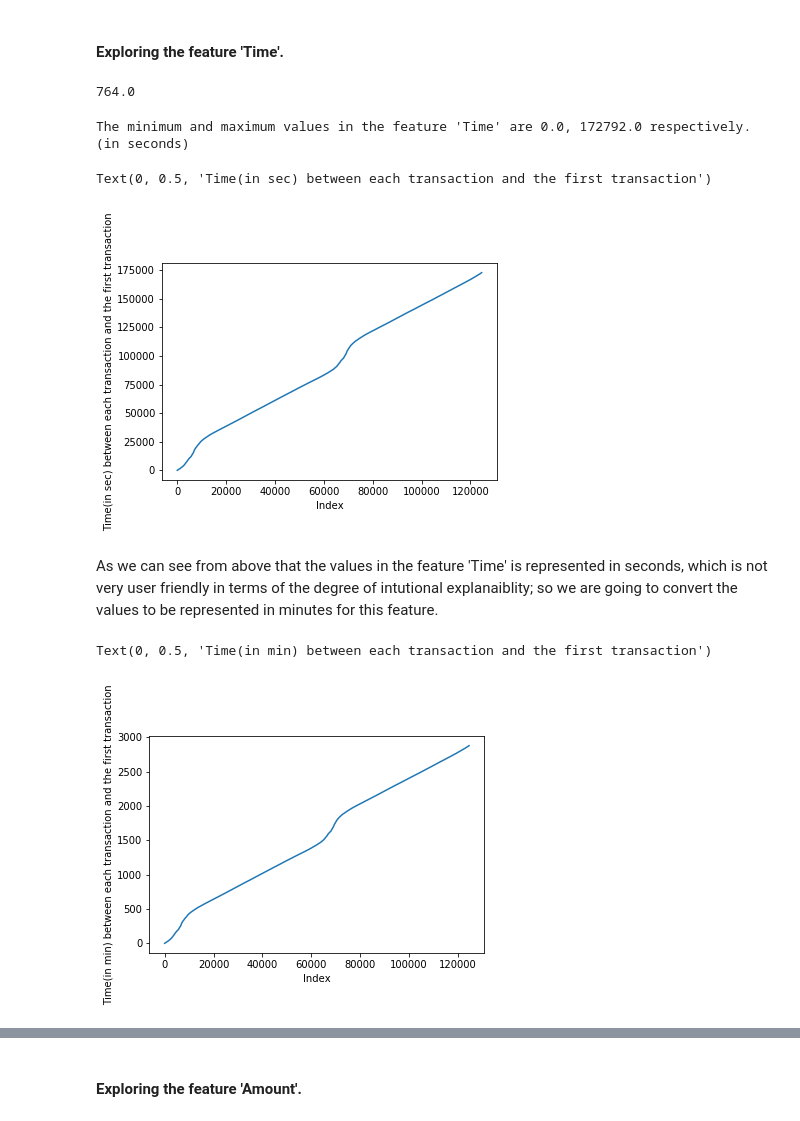
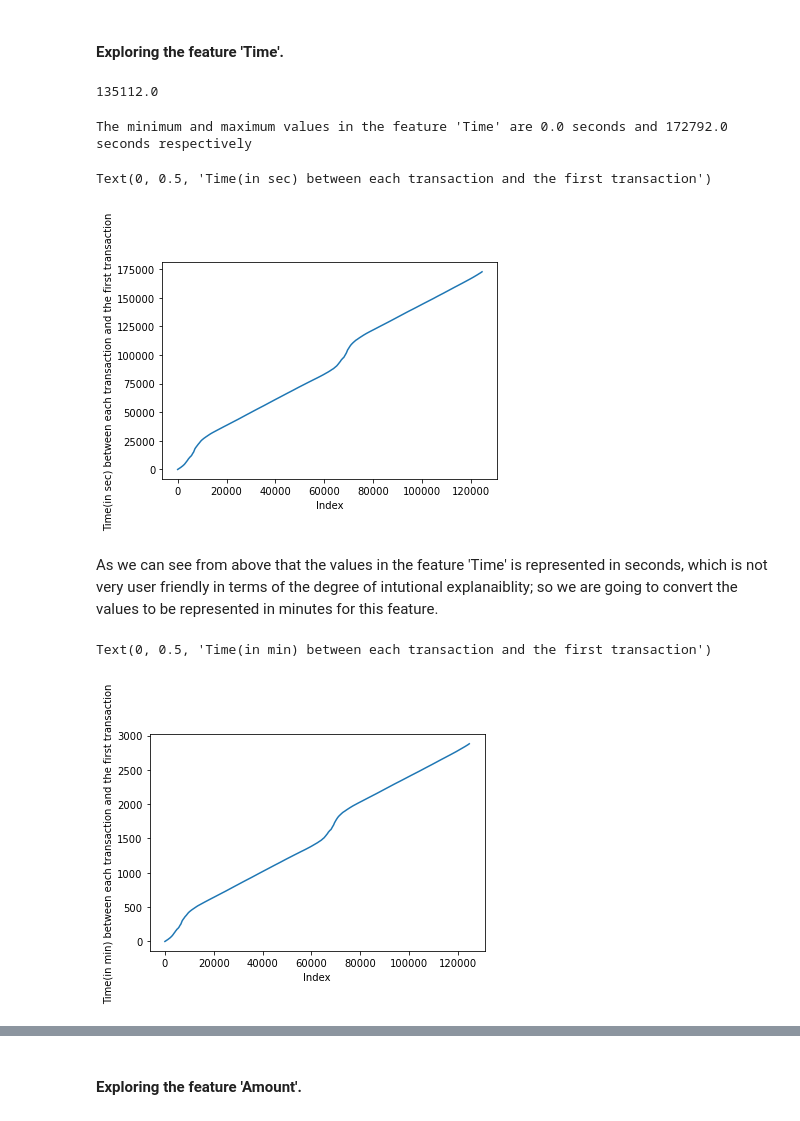
Before and after one commit to Titashmkhrj/Credit-card-fraud-detection, a Jupyter notebook: modelling_credit_card_fraud_transactions.ipynb, the cells around one changed output, grey strips where cells are left out. Saved outputs shown, nothing was run; the diff lists cells and outputs as text; code cells hidden in the pictures.

```diff
--- a/modelling_credit_card_fraud_transactions.ipynb
+++ b/modelling_credit_card_fraud_transactions.ipynb
@@ -38,7 +38,7 @@ import matplotlib.pyplot as plt
 # %% [markdown]
 # Loading the data.
 # %%
-data = pd.read_csv('data/creditcard.csv')
+data = pd.read_csv('creditcard.csv')
 print('The dimensions of our data is : ', data.shape)
 # %% [output]
 The dimensions of our data is :  (284807, 31)
@@ -95,23 +95,26 @@ Other than these features, we also have our target feature representing the foll
 # %% [markdown]
 #### Exploring the feature 'Time'.
 # %%
-# let's take a look at the value representation of this feature
-data.loc[1013,'Time']
+# let's take a look at a random value in the fature to understand the value representation used.
+from numpy import random
+x = random.randint(len(data))
+data.loc[x,'Time']
 # %% [output]
-764.0
+135112.0
 # %%
-# let's takea look at the range of the feaure 'Time'
-print("The minimum and maximum values in the feature 'Time' are {}, {} respectively. (in seconds)". format(data['Time'].min(),data['Time'].max()))
+# let's take a look at the range of the feaure 'Time'
+print('''The minimum and maximum values in the feature 'Time' are {} seconds and {} seconds respectively'''.format(data['Time'].min(),
+                                                                                                                   data['Time'].max()))
 # %% [output]
-The minimum and maximum values in the feature 'Time' are 0.0, 172792.0 respectively. (in seconds)
+The minimum and maximum values in the feature 'Time' are 0.0 seconds and 172792.0 seconds respectively
 # %%
 #let's take a look at the all the different values in the feature 'Time' in our data
-pd.Series(data['Time'].value_counts().index.sort_values(ascending=True)).plot.line()
+pd.Series(data['Time'].unique()).plot.line()
 plt.xlabel('Index')
 plt.ylabel('Time(in sec) between each transaction and the first transaction')
 # %% [output]
 Text(0, 0.5, 'Time(in sec) between each transaction and the first transaction')
-[figure, old version]
+[figure, new version]
 # %% [markdown]
 As we can see from above that the values in the feature 'Time' is represented in seconds, which is not very user friendly in terms of the degree of intutional explanaiblity; so we are going to convert the values to be represented in minutes for this feature.
 # %%
@@ -119,9 +122,9 @@ As we can see from above that the values in the feature 'Time' is represented in
 data['Time'] = data['Time'].apply(lambda x: round(x/60, 2))
 # %%
 # now lets take a look at the all the different values in the feature 'Time'
-pd.Series(data['Time'].value_counts().index.sort_values(ascending=True)).plot.line()
+pd.Series(data['Time'].unique()).plot.line()
 plt.xlabel('Index')
 plt.ylabel('Time(in min) between each transaction and the first transaction')
 # %% [output]
 Text(0, 0.5, 'Time(in min) between each transaction and the first transaction')
-[figure, old version]
+[figure, new version]
```
Also changed, not shown: parts of 17 cells of this notebook.
